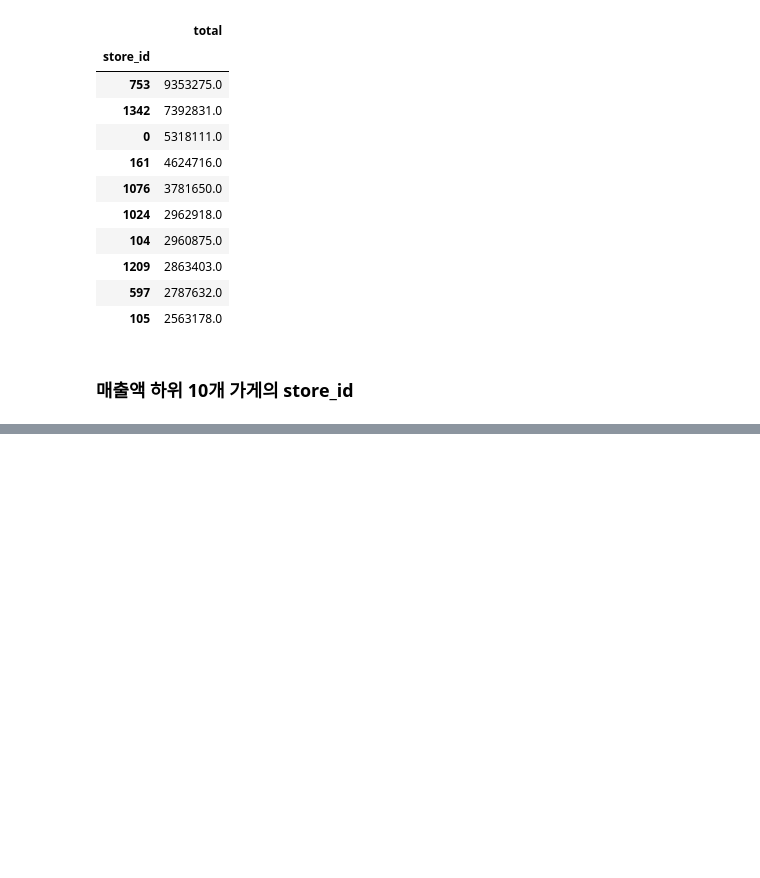
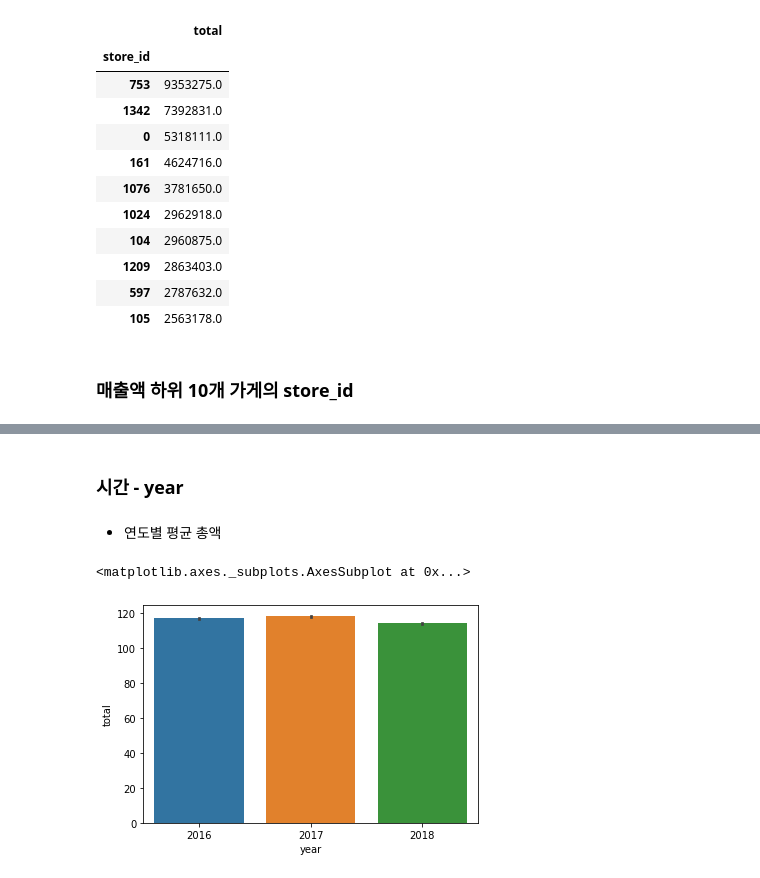
Before and after one commit to SungaHwang/Exploratory_Data_Analysis, a Jupyter notebook: 신용카드 거래 데이터.ipynb, the cells around one changed output, grey strips where cells are left out. Drawn from its saved outputs; the diff is of its cells as text; code cells hidden in the pictures; blank space fills up the shorter version.

```diff
--- a/creditcard.ipynb
+++ b/신용카드 거래 데이터.ipynb
@@ -252,0 +264,7 @@ total_list.head(10)
+# %%
+train["year"] = train["year"].astype(int)
+train["month"] = train["month"].astype(int)
+train["day"] = train["day"].astype(int)
+train["hour"] = train["hour"].astype(int)
+train["minute"] = train["minute"].astype(int)
+train["second"] = train["second"].astype(int)
@@ -252,0 +280,9 @@ total_list.head(10)
+# %% [markdown]
+### 시간 - year
+# %% [markdown]
+* 연도별 평균 총액
+# %%
+sns.barplot(data=train, x="year", y="total")
+# %% [output]
+<matplotlib.axes._subplots.AxesSubplot at 0x...>
+[figure, added]
```
Also changed, not shown: parts of 36 cells of this notebook.
